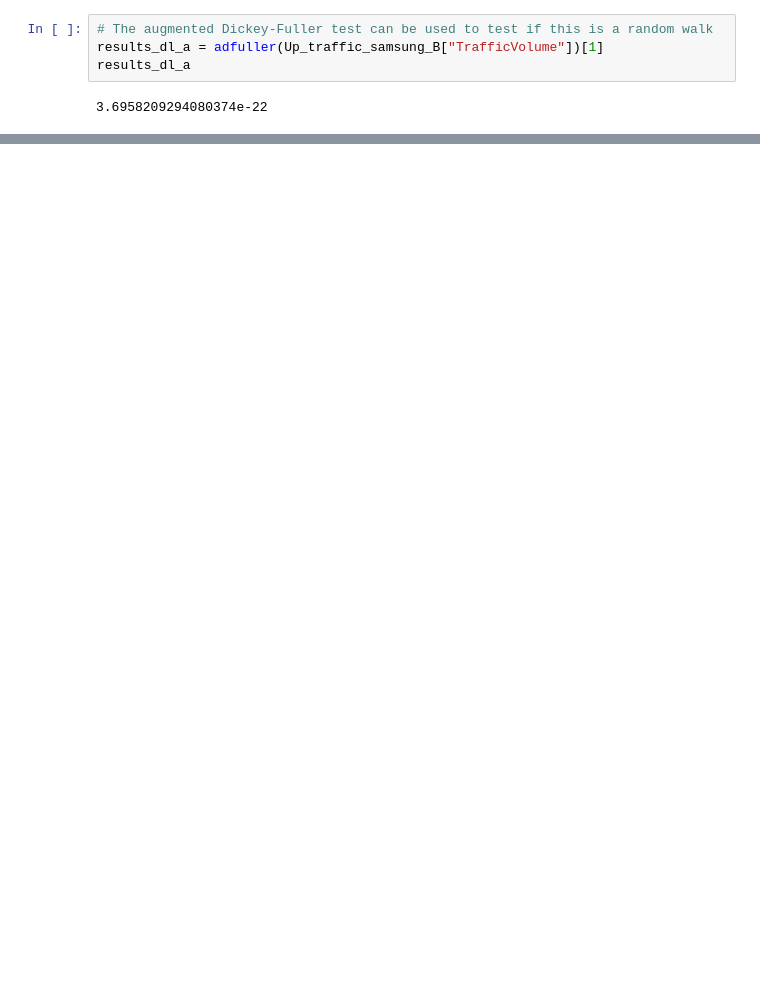
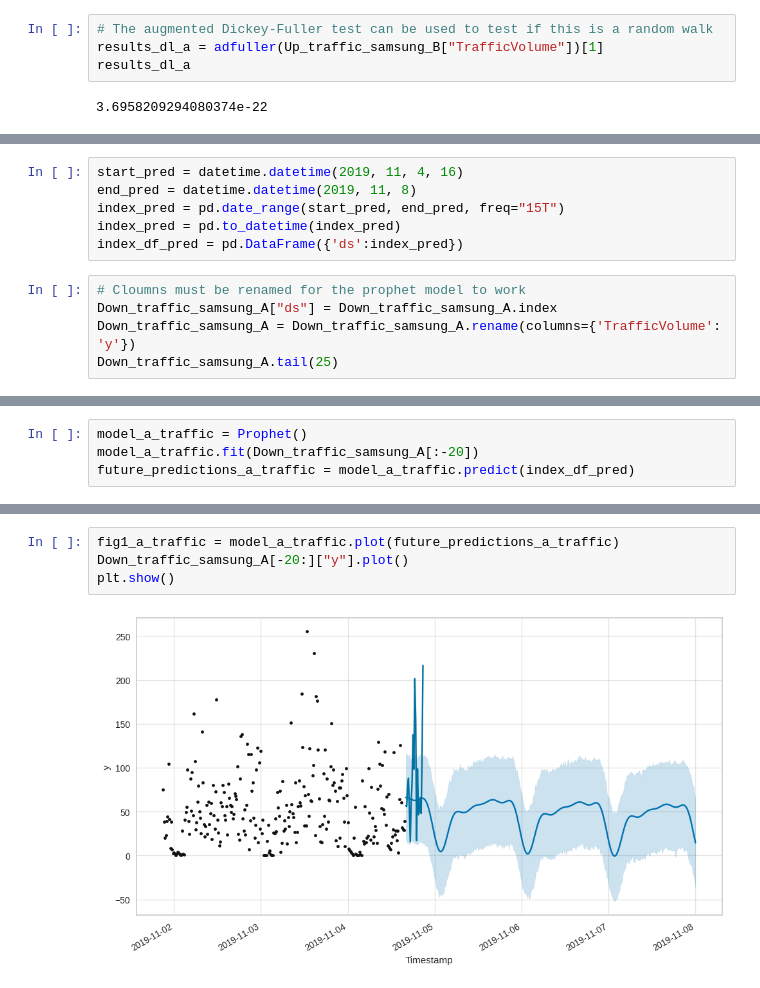
Before and after one commit to medhatfawzy/AI-Telecom, a Jupyter notebook: 4.Machine_Learning.ipynb, the cells around one changed output, grey strips where cells are left out. Drawn from its saved outputs; the diff is of its cells as text; blank space fills up the shorter version.

Commit message:
ML stage finished and prophet model used

```diff
--- a/4.Machine_Learning.ipynb
+++ b/4.Machine_Learning.ipynb
@@ -424,0 +564,11 @@ plt.show()
+# %%
+start_pred = datetime.datetime(2019, 11, 4, 16)
+end_pred = datetime.datetime(2019, 11, 8)
+index_pred = pd.date_range(start_pred, end_pred, freq="15T")
+index_pred = pd.to_datetime(index_pred)
+index_df_pred = pd.DataFrame({'ds':index_pred})
+# %%
+# Cloumns must be renamed for the prophet model to work
+Down_traffic_samsung_A["ds"] = Down_traffic_samsung_A.index
+Down_traffic_samsung_A = Down_traffic_samsung_A.rename(columns={'TrafficVolume': 'y'})
+Down_traffic_samsung_A.tail(25)
@@ -424,0 +594,4 @@ plt.show()
+# %%
+model_a_traffic = Prophet()
+model_a_traffic.fit(Down_traffic_samsung_A[:-20])
+future_predictions_a_traffic = model_a_traffic.predict(index_df_pred)
@@ -424,0 +601,6 @@ plt.show()
+# %%
+fig1_a_traffic = model_a_traffic.plot(future_predictions_a_traffic)
+Down_traffic_samsung_A[-20:]["y"].plot()
+plt.show()
+# %% [output]
+[figure, added]
```
Also changed, not shown: parts of 22 cells of this notebook, 1 other file.
